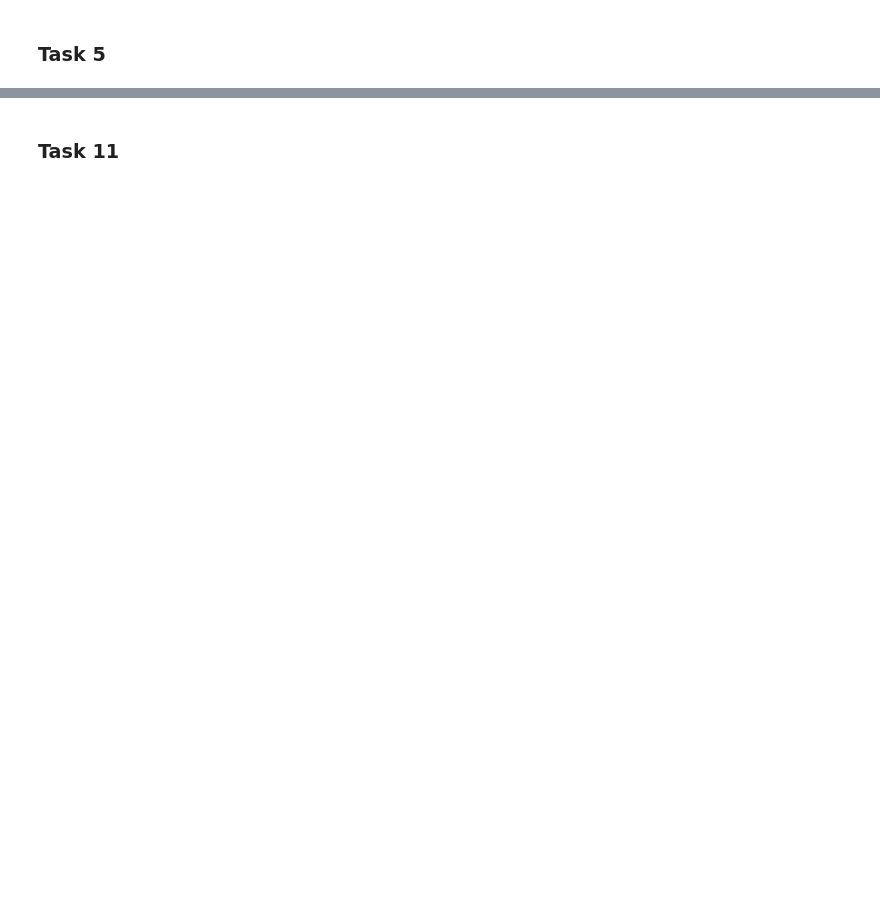
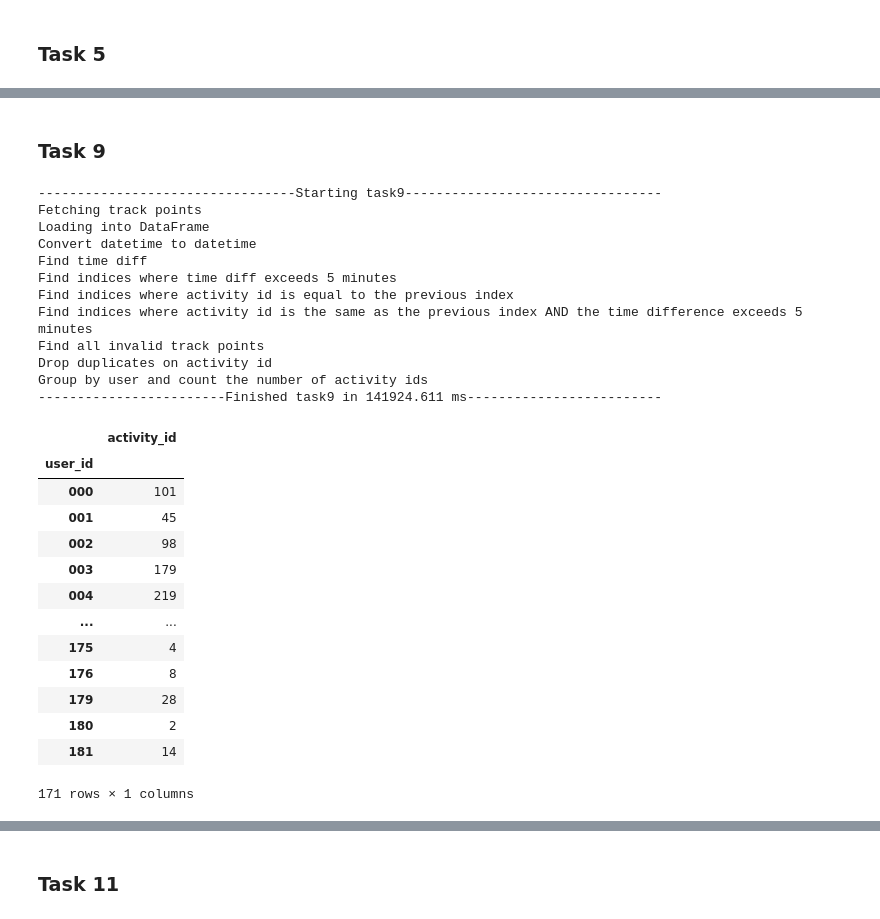
Before and after one commit to larwaa/large-distributed-data, a Jupyter notebook: src/mongodb/task_notebook.ipynb, the cells around one changed output, grey strips where cells are left out. Cells and saved outputs as stored; diff of their text form; code cells hidden in the pictures; blank space fills up the shorter version.

```diff
--- a/src/mongodb/task_notebook.ipynb
+++ b/src/mongodb/task_notebook.ipynb
@@ -269,0 +234,32 @@ tp_df = pd.DataFrame(list(res))
+# %% [markdown]
+### Task 9
+# %%
+t9 = task.task9()
+t9
+# %% [output]
+---------------------------------Starting task9---------------------------------
+Fetching track points
+Loading into DataFrame
+Convert datetime to datetime
+Find time diff
+Find indices where time diff exceeds 5 minutes
+Find indices where activity id is equal to the previous index
+Find indices where activity id is the same as the previous index AND the time difference exceeds 5 minutes
+Find all invalid track points
+Drop duplicates on activity id
+Group by user and count the number of activity ids
+------------------------Finished task9 in 141924.611 ms-------------------------
+|  | activity_id |
+| user_id |  |
+| 000 | 101 |
+| 001 | 45 |
+| 002 | 98 |
+| 003 | 179 |
+| 004 | 219 |
+| ... | ... |
+| 175 | 4 |
+| 176 | 8 |
+| 179 | 28 |
+| 180 | 2 |
+| 181 | 14 |
+171 rows × 1 columns
```
Also changed, not shown: parts of 29 cells of this notebook.
